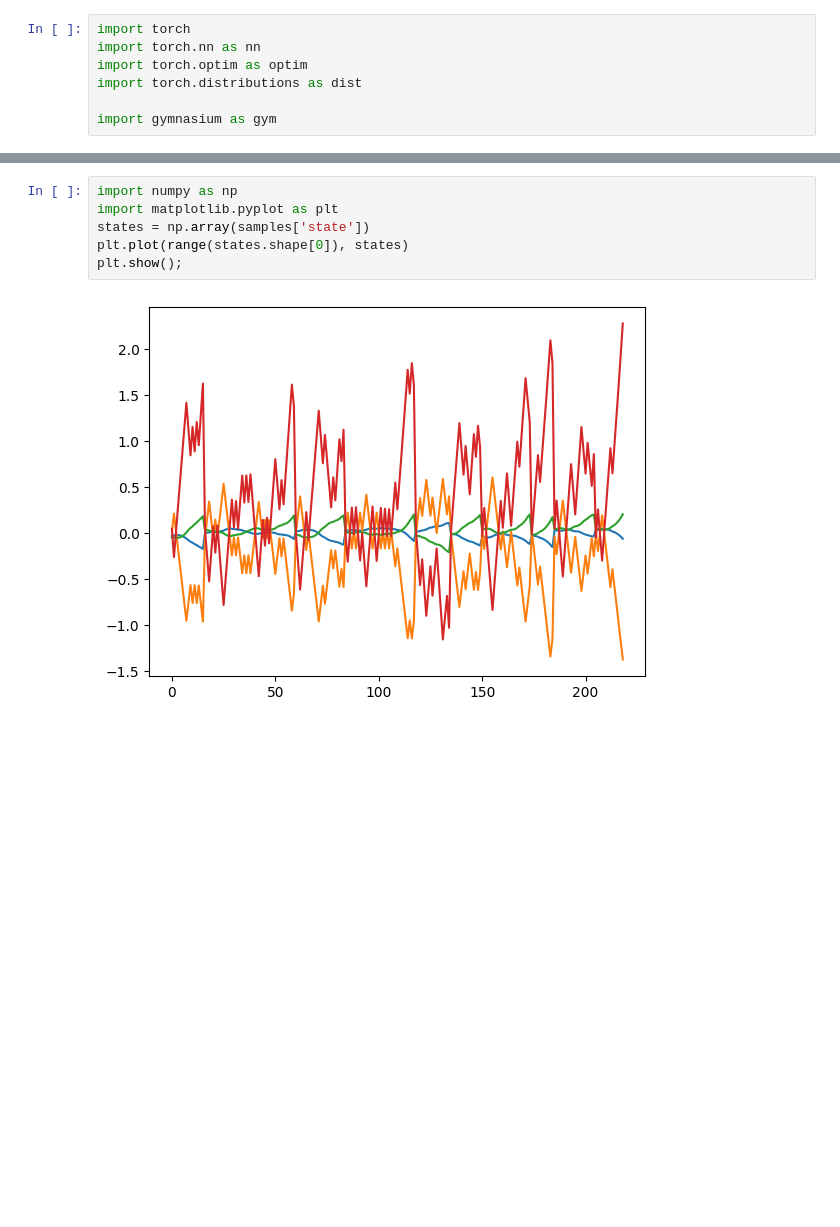
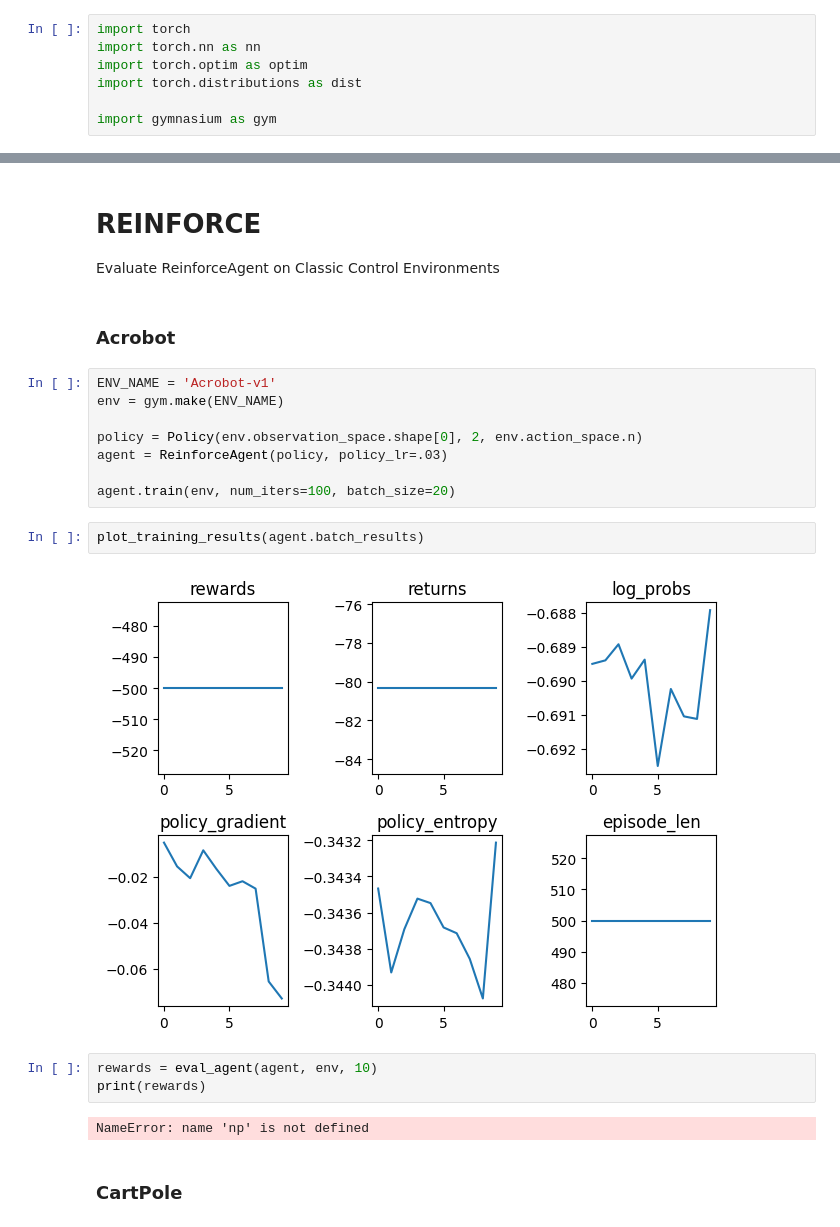
Before and after one commit to gdubbs100/spinning_up_rl, a Jupyter notebook: scratch_notebook.ipynb, the cells around one changed output, grey strips where cells are left out. Cells and saved outputs as stored; diff of their text form; blank space fills up the shorter version.

```diff
--- a/scratch_notebook.ipynb
+++ b/scratch_notebook.ipynb
@@ -169,8 +8,25 @@ plt.show();
-# %%
-import numpy as np
-import matplotlib.pyplot as plt
-states = np.array(samples['state'])
-plt.plot(range(states.shape[0]), states)
-plt.show();
-# %% [output]
-[figure, removed]
+# %% [markdown]
+# REINFORCE
+
+Evaluate ReinforceAgent on Classic Control Environments
+# %% [markdown]
+### Acrobot
+# %%
+ENV_NAME = 'Acrobot-v1'
+env = gym.make(ENV_NAME)
+
+policy = Policy(env.observation_space.shape[0], 2, env.action_space.n)
+agent = ReinforceAgent(policy, policy_lr=.03)
+
+agent.train(env, num_iters=100, batch_size=20)
+# %%
+plot_training_results(agent.batch_results)
+# %% [output]
+[figure, added]
+# %%
+rewards = eval_agent(agent, env, 10)
+print(rewards)
+# %% [output]
+NameError: name 'np' is not defined
+# %% [markdown]
+### CartPole
```
Also changed, not shown: parts of 11 cells of this notebook, 7 other files.
